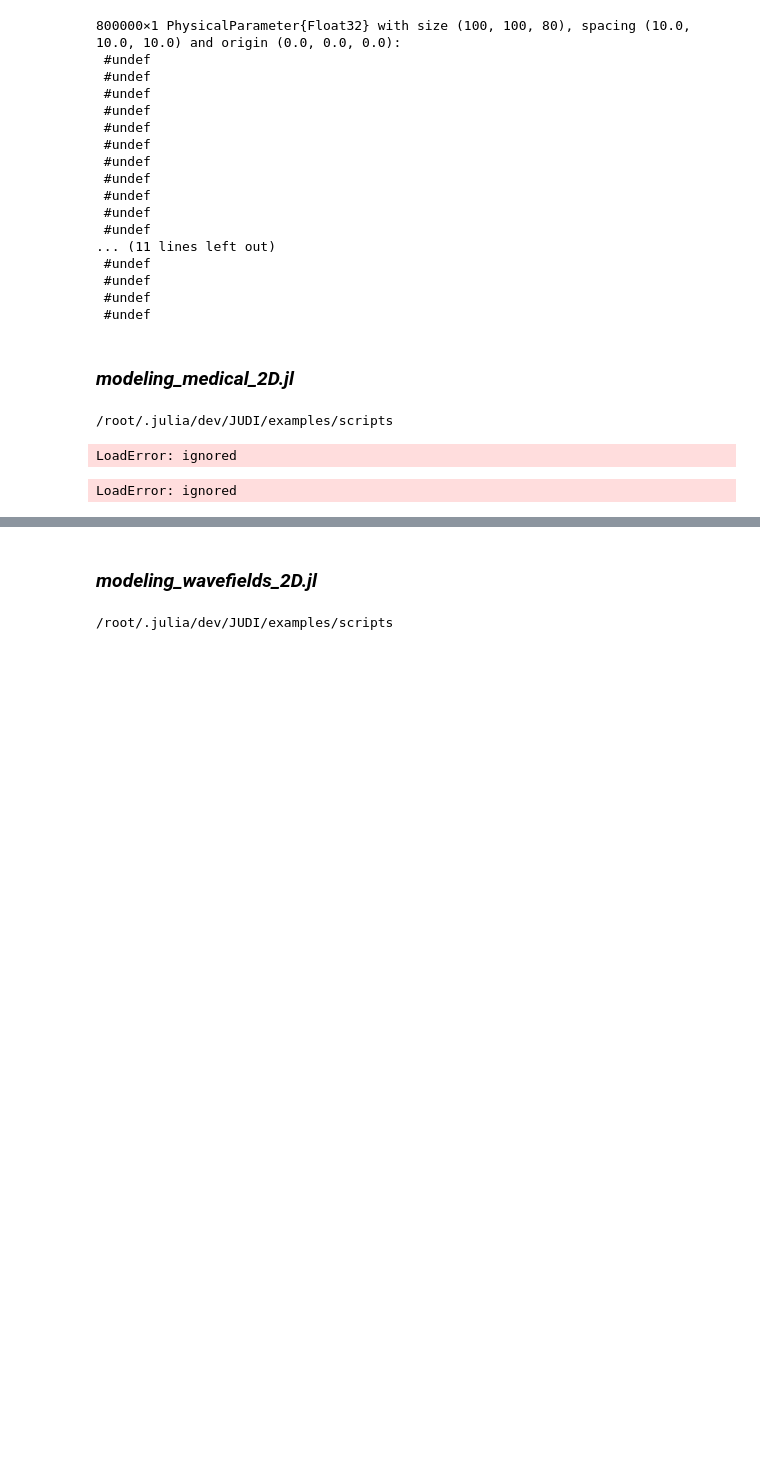
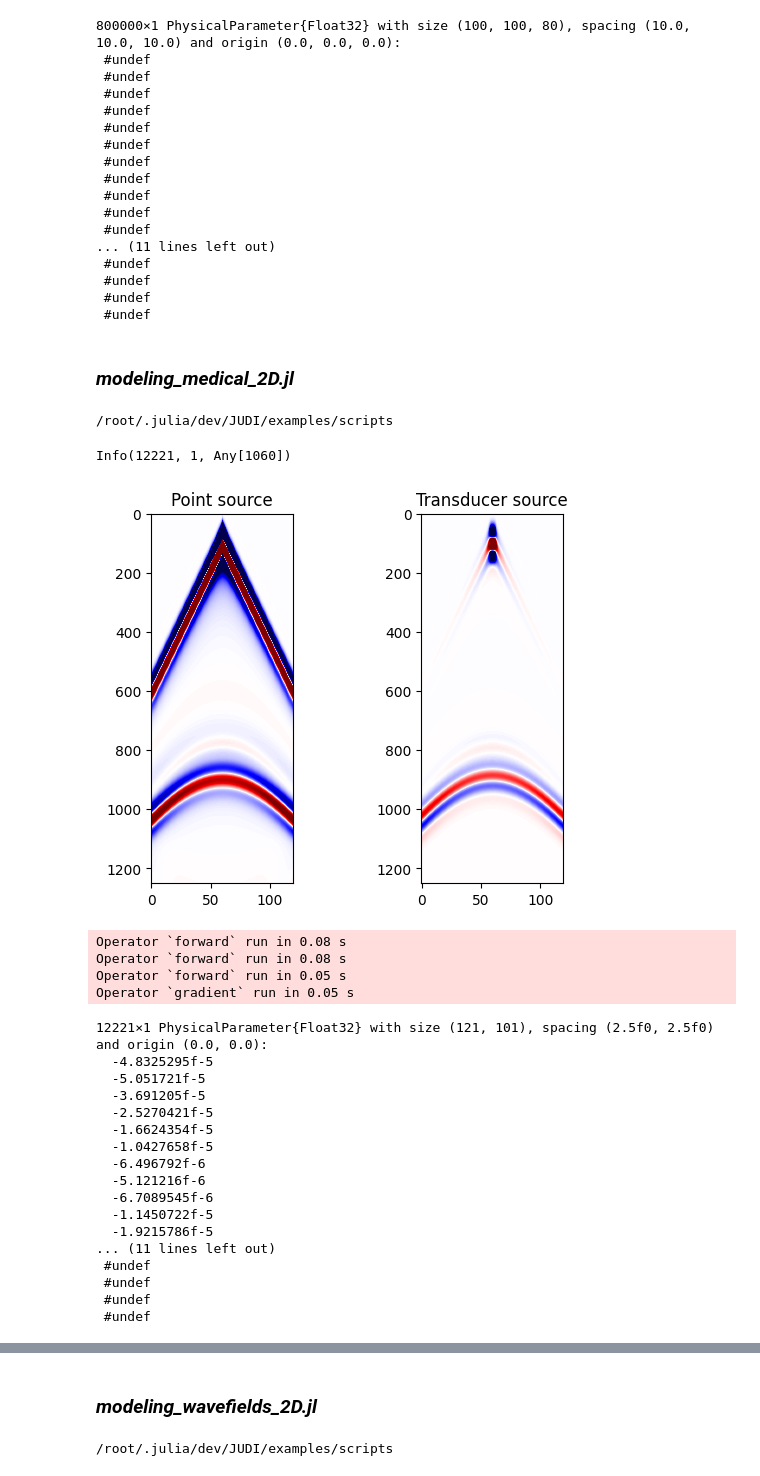
Before and after one commit to kerim371/Julia-Devito-Inversion-JUDI-examples-in-Colab, a Jupyter notebook: JUDI_examples.ipynb, the cells around one changed output, grey strips where cells are left out. Drawn from its saved outputs; the diff is of its cells as text; code cells hidden in the pictures; blank space fills up the shorter version.

```diff
--- a/JUDI_examples.ipynb
+++ b/JUDI_examples.ipynb
@@ -1514,8 +1870,8 @@ dm = vec(m - m0)
 
 # Setup info and model structure
 nsrc = 1	# number of sources
-model = Model(n, d, o, m, rho)
-model0 = Model(n, d, o, m0, rho)
+model = Model(n, d, o, m)
+model0 = Model(n, d, o, m0)
 
 ## Set up receiver geometry
 nxrec = 120
@@ -1551,29 +1907,61 @@ q = judiVector(srcGeometry, wavelet)
 ntComp = get_computational_nt(srcGeometry, recGeometry, model)
 info = Info(prod(n), nsrc, ntComp)
 # %% [output]
-LoadError: ignored
+Info(12221, 1, Any[1060])
 # %%
 ###################################################################################################
 
 opt = Options(isic=true)
 # Setup operators
 Pr = judiProjection(info, recGeometry)
 F = judiModeling(info, model)
 F0 = judiModeling(info, model0; options=opt)
 Ps = judiProjection(info, srcGeometry)
 J = judiJacobian(Pr*F0*adjoint(Ps), q)
 
 # Nonlinear modeling
 dobs = Pr*F*adjoint(Ps)*q
 
 
 # With a transducer source pointing down so pi/2 angle and radius 5mm (1cm diameter)
 q2 = transducer(q, model.d, 5, pi/2 .* ones(q.nsrc))
 Ps2 = judiProjection(info, q2.geometry)
 
 dobs2 = Pr*F*adjoint(Ps2)*q2
+
+a = 1e-1
+figure()
+subplot(121)
+imshow(dobs.data[1], vmin=-a, vmax=a, cmap="seismic", aspect=.25)
+title("Point source")
+subplot(122)
+imshow(dobs2.data[1], vmin=-a, vmax=a, cmap="seismic", aspect=.25)
+title("Transducer source")
+
+dm = J'*dobs2
 # %% [output]
+[figure, added]
-LoadError: ignored
+Operator `forward` run in 0.08 s
+Operator `forward` run in 0.08 s
+Operator `forward` run in 0.05 s
+Operator `gradient` run in 0.05 s
+12221×1 PhysicalParameter{Float32} with size (121, 101), spacing (2.5f0, 2.5f0) and origin (0.0, 0.0):
+  -4.8325295f-5
+  -5.051721f-5
+  -3.691205f-5
+  -2.5270421f-5
+  -1.6624354f-5
+  -1.0427658f-5
+  -6.496792f-6
+  -5.121216f-6
+  -6.7089545f-6
+  -1.1450722f-5
+  -1.9215786f-5
+... (11 lines left out)
+ #undef
+ #undef
+ #undef
+ #undef
 # %%
 a = 1e-1
 figure()
```
Also changed, not shown: parts of 23 cells of this notebook.
